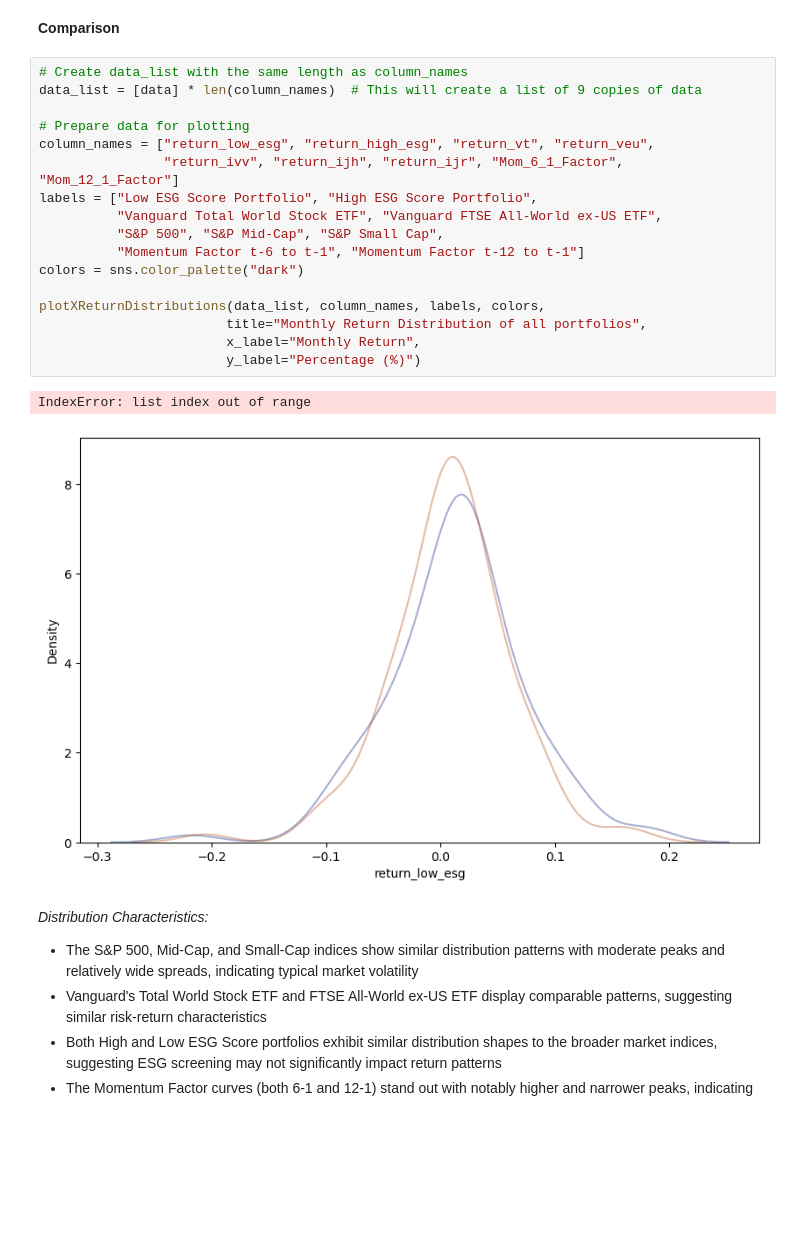
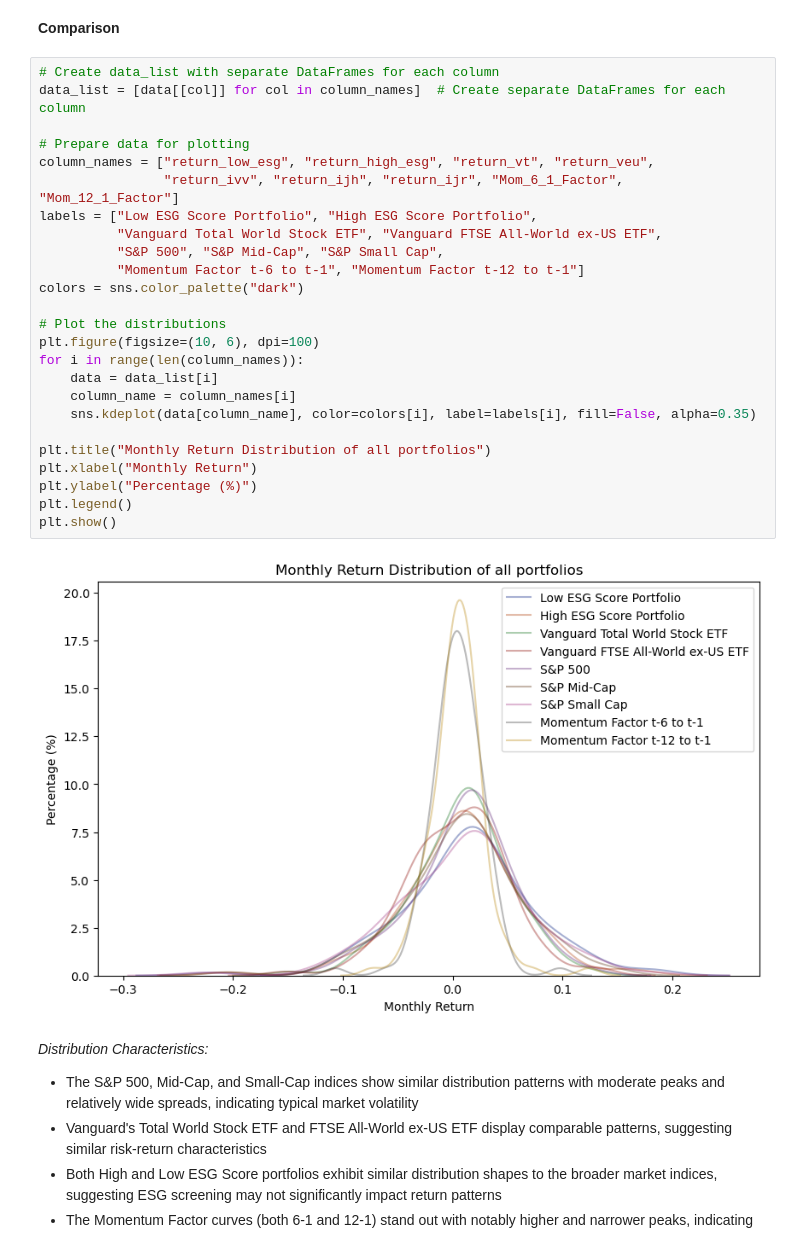
Before and after one commit to lkrsl/multi_factor_modelling_esg_factor_development, a Jupyter notebook: Part2_Factor_Analysis.ipynb, the cells around one changed output. Saved outputs shown, nothing was run; the diff lists cells and outputs as text; blank space fills up the shorter version.

Commit message:
corrected the code of a plot

```diff
--- a/Part2_Factor_Analysis.ipynb
+++ b/Part2_Factor_Analysis.ipynb
@@ -347,25 +347,32 @@ plotXReturnDistributions(data_list, column_names, labels, colors,
 # %% [markdown]
 **Comparison**
 # %%
-# Create data_list with the same length as column_names
-data_list = [data] * len(column_names)  # This will create a list of 9 copies of data
+# Create data_list with separate DataFrames for each column
+data_list = [data[[col]] for col in column_names]  # Create separate DataFrames for each column
 
 # Prepare data for plotting
 column_names = ["return_low_esg", "return_high_esg", "return_vt", "return_veu",
                 "return_ivv", "return_ijh", "return_ijr", "Mom_6_1_Factor", "Mom_12_1_Factor"]
 labels = ["Low ESG Score Portfolio", "High ESG Score Portfolio",
           "Vanguard Total World Stock ETF", "Vanguard FTSE All-World ex-US ETF",
           "S&P 500", "S&P Mid-Cap", "S&P Small Cap",
           "Momentum Factor t-6 to t-1", "Momentum Factor t-12 to t-1"]
 colors = sns.color_palette("dark")
 
-plotXReturnDistributions(data_list, column_names, labels, colors,
-                        title="Monthly Return Distribution of all portfolios",
-                        x_label="Monthly Return",
-                        y_label="Percentage (%)")
+# Plot the distributions
+plt.figure(figsize=(10, 6), dpi=100)
+for i in range(len(column_names)):
+    data = data_list[i]
+    column_name = column_names[i]
+    sns.kdeplot(data[column_name], color=colors[i], label=labels[i], fill=False, alpha=0.35)
+
+plt.title("Monthly Return Distribution of all portfolios")
+plt.xlabel("Monthly Return")
+plt.ylabel("Percentage (%)")
+plt.legend()
+plt.show()
 # %% [output]
-IndexError: list index out of range
-[figure, old version]
+[figure, new version]
 # %% [markdown]
 *Distribution Characteristics:*
 - The S&P 500, Mid-Cap, and Small-Cap indices show similar distribution patterns with moderate peaks and relatively wide spreads, indicating typical market volatility
```
